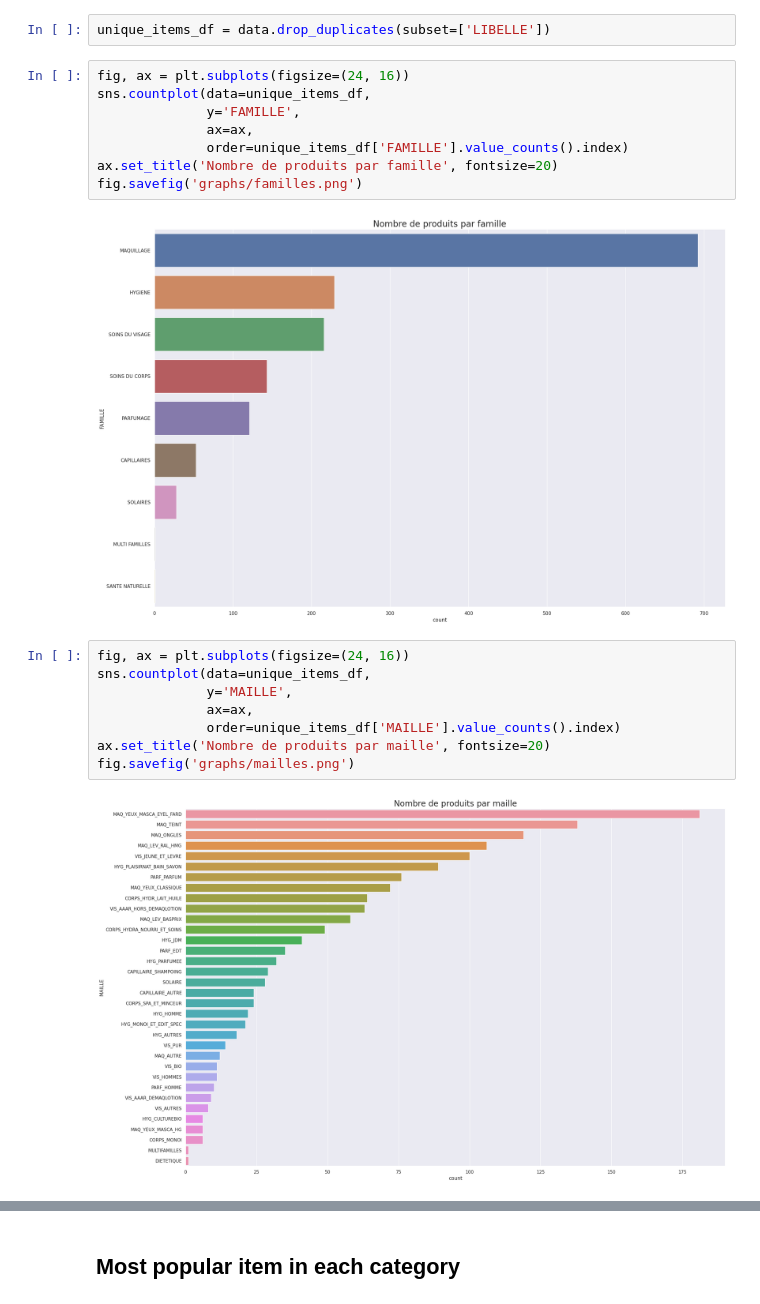
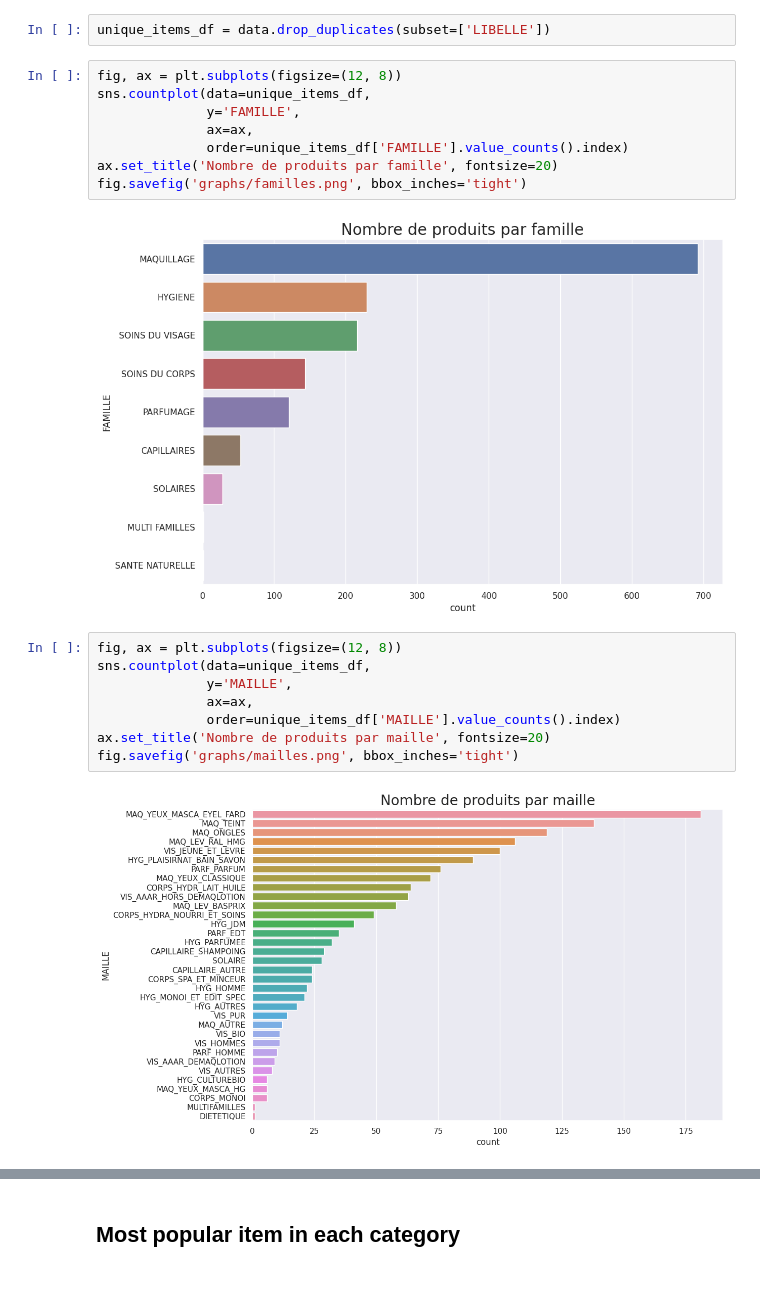
Before and after one commit to alexandre-pinon/recommender, a Jupyter notebook: data_csv_treatment.ipynb, the cells around one changed output, grey strips where cells are left out. Cells and saved outputs as stored; diff of their text form.

Commit message:
fix: reduce graphs size

```diff
--- a/data_csv_treatment.ipynb
+++ b/data_csv_treatment.ipynb
@@ -194,23 +194,23 @@ sns.set_style("darkgrid")
 # %%
 unique_items_df = data.drop_duplicates(subset=['LIBELLE'])
 # %%
-fig, ax = plt.subplots(figsize=(24, 16))
+fig, ax = plt.subplots(figsize=(12, 8))
 sns.countplot(data=unique_items_df,
               y='FAMILLE',
               ax=ax,
               order=unique_items_df['FAMILLE'].value_counts().index)
 ax.set_title('Nombre de produits par famille', fontsize=20)
-fig.savefig('graphs/familles.png')
+fig.savefig('graphs/familles.png', bbox_inches='tight')
 # %% [output]
-[figure, old version]
+[figure, new version]
 # %%
-fig, ax = plt.subplots(figsize=(24, 16))
+fig, ax = plt.subplots(figsize=(12, 8))
 sns.countplot(data=unique_items_df,
               y='MAILLE',
               ax=ax,
               order=unique_items_df['MAILLE'].value_counts().index)
 ax.set_title('Nombre de produits par maille', fontsize=20)
-fig.savefig('graphs/mailles.png')
+fig.savefig('graphs/mailles.png', bbox_inches='tight')
 # %% [output]
-[figure, old version]
+[figure, new version]
 # %%
```
Also changed, not shown: parts of 5 cells of this notebook, 7 other files.
